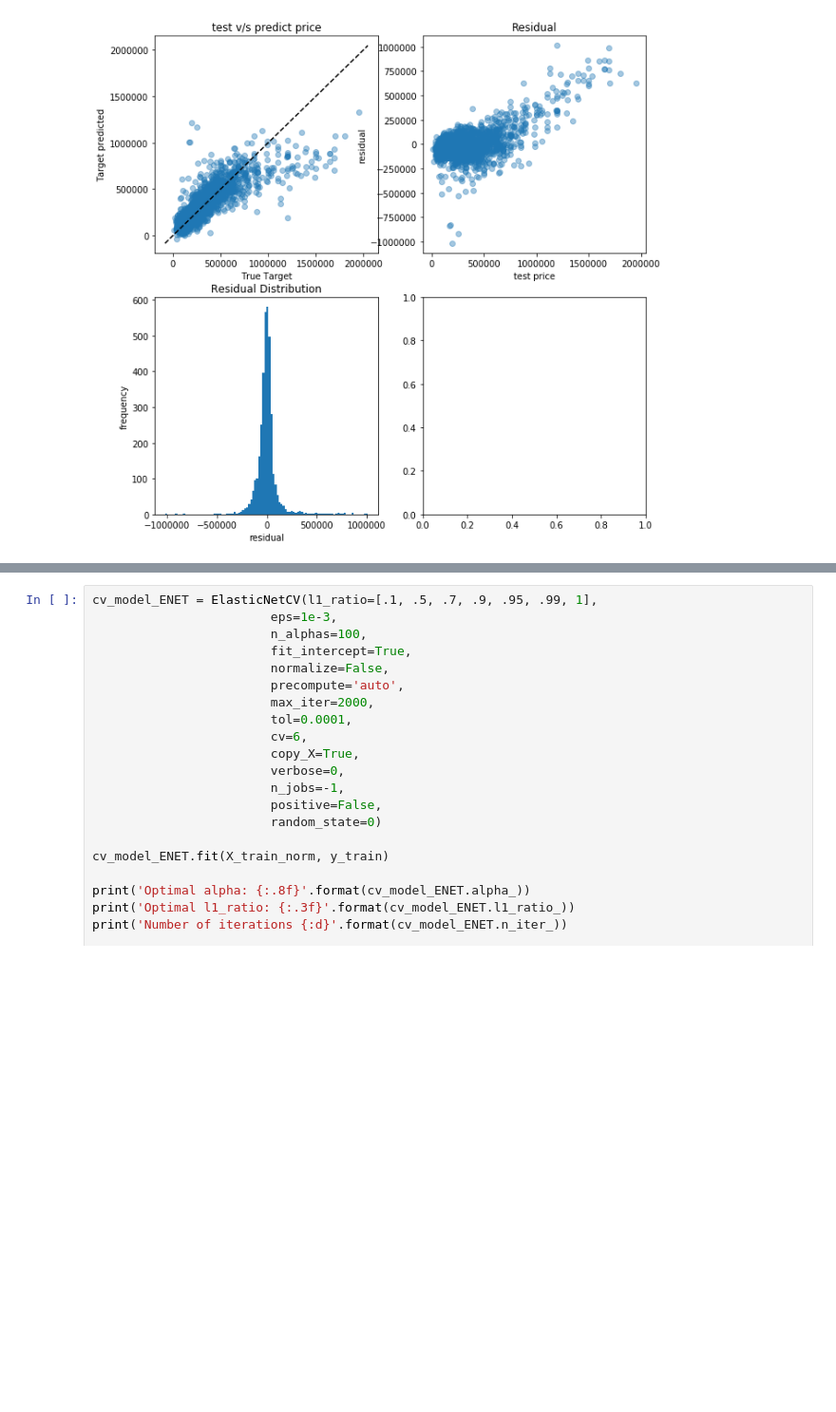
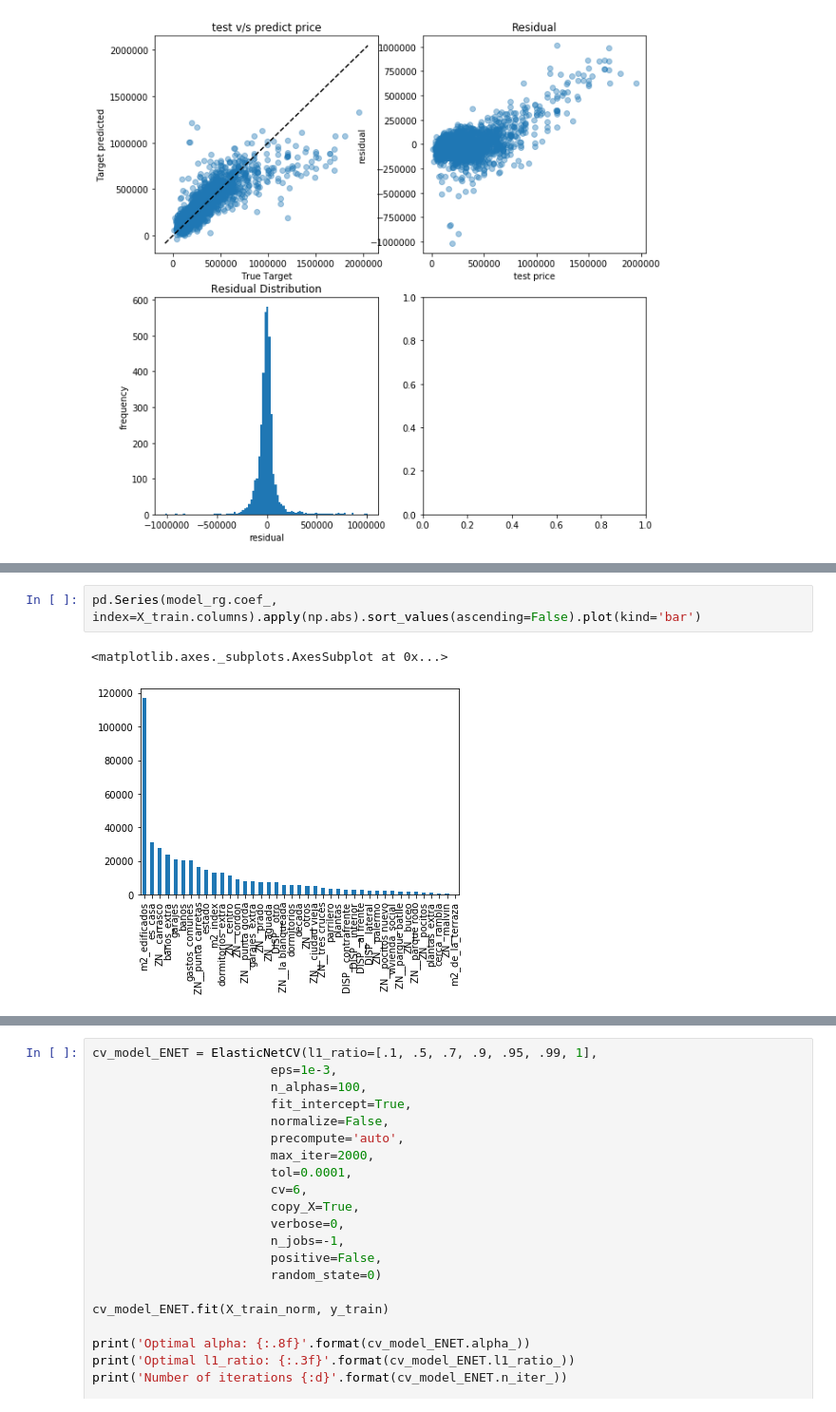
Before and after one commit to creyesp/houses-project, a Jupyter notebook: notebooks/Second_day_workshop_solution.ipynb, the cells around one changed output, grey strips where cells are left out. Shown at 95% size. Cells and saved outputs as stored; diff of their text form; blank space fills up the shorter version.

```diff
--- a/notebooks/Second_day_workshop_solution.ipynb
+++ b/notebooks/Second_day_workshop_solution.ipynb
@@ -187,0 +292,5 @@ Train: RMSE=114318.06, MAE=63959.84, MEAE=35740.00, $R^2$=0.72
+# %%
+pd.Series(model_rg.coef_, index=X_train.columns).apply(np.abs).sort_values(ascending=False).plot(kind='bar')
+# %% [output]
+<matplotlib.axes._subplots.AxesSubplot at 0x...>
+[figure, added]
```
Also changed, not shown: parts of 43 cells of this notebook, 2 other files.
